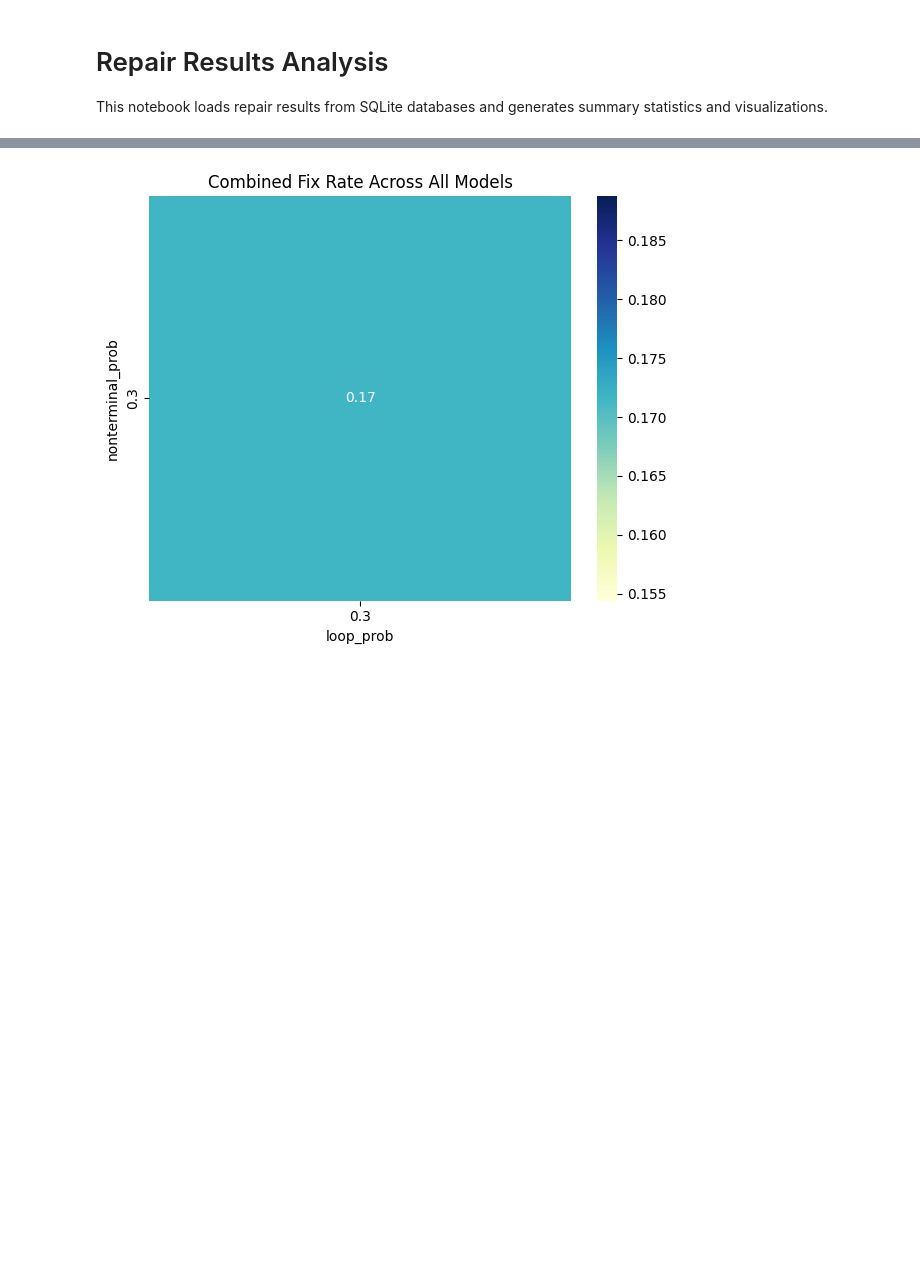
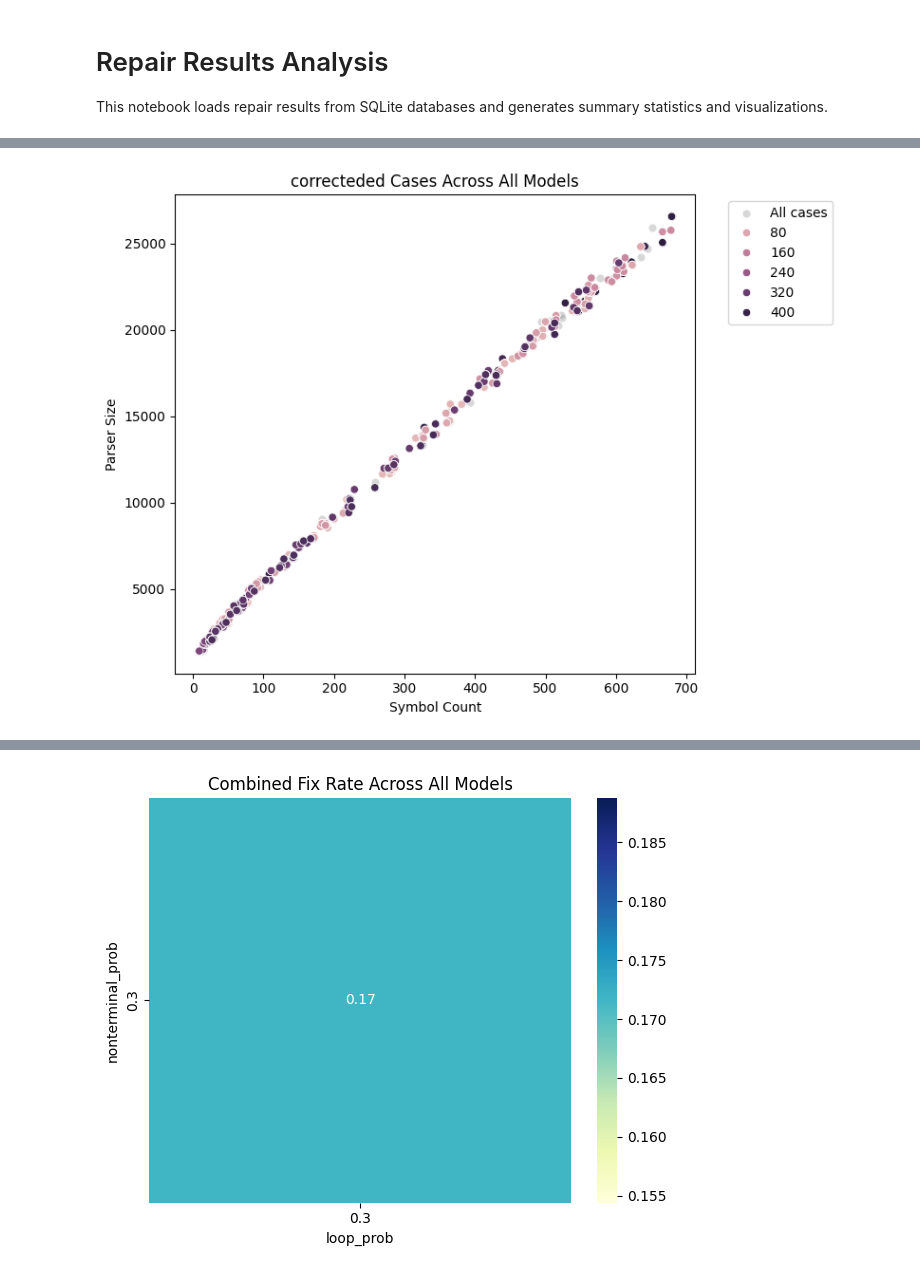
Before and after one commit to Jacksadventure/Grammar_bench, a Jupyter notebook: repair_results_analysis.ipynb, the cells around one changed output, grey strips where cells are left out. Cells and saved outputs as stored; diff of their text form; code cells hidden in the pictures; blank space fills up the shorter version.

```diff
--- a/repair_results_analysis.ipynb
+++ b/repair_results_analysis.ipynb
@@ -79,0 +197,26 @@ plt.show()
+# %%
+# Combined scatter plot of correcteded cases across all models
+records = []
+for db_path in sources_dbs:
+    model = os.path.basename(db_path).removeprefix('repair_results_') \
+             .removesuffix(f'_targets{database_version}.db').split('_')[1]
+    conn = sqlite3.connect(db_path)
+    df_res = pd.read_sql('SELECT case_id, puzzle_id, correct, total_tokens FROM repair_results', conn)
+    # Merge using cases.id (puzzle_id) mapping to source puzzle.id
+    df_tmp = df_res[df_res['correct'] == 1].merge(df_cases, left_on='case_id', right_on='puzzle_id')
+    df_tmp['model'] = model
+    records.append(df_tmp)
+    conn.close()
+
+df_correcteded_all = pd.concat(records, ignore_index=True)
+
+plt.figure(figsize=(8, 6))
+sns.scatterplot(data=df_cases, x='corrupted_symbol_count', y='parser_size', color='gray', alpha=0.3, label='All cases')
+sns.scatterplot(data=df_correcteded_all, x='corrupted_symbol_count', y='parser_size', hue='puzzle_id_x')
+plt.xlabel('Symbol Count')
+plt.ylabel('Parser Size')
+plt.title('correcteded Cases Across All Models')
+plt.legend(bbox_to_anchor=(1.05, 1), loc='upper left')
+plt.tight_layout()
+# %% [output]
+[figure, added]
```
Also changed, not shown: parts of 24 cells of this notebook, 19 other files.
